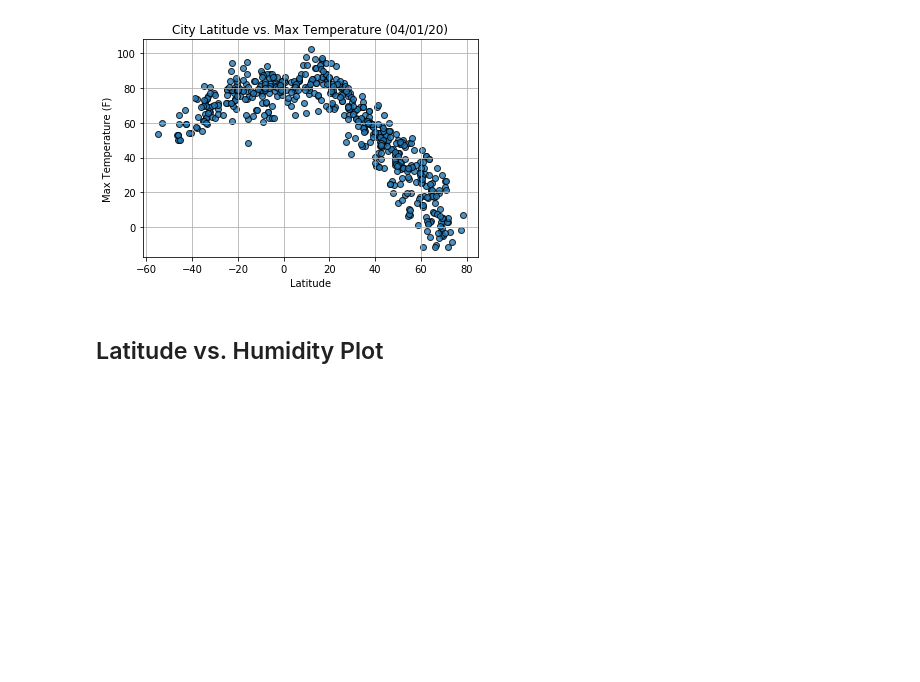
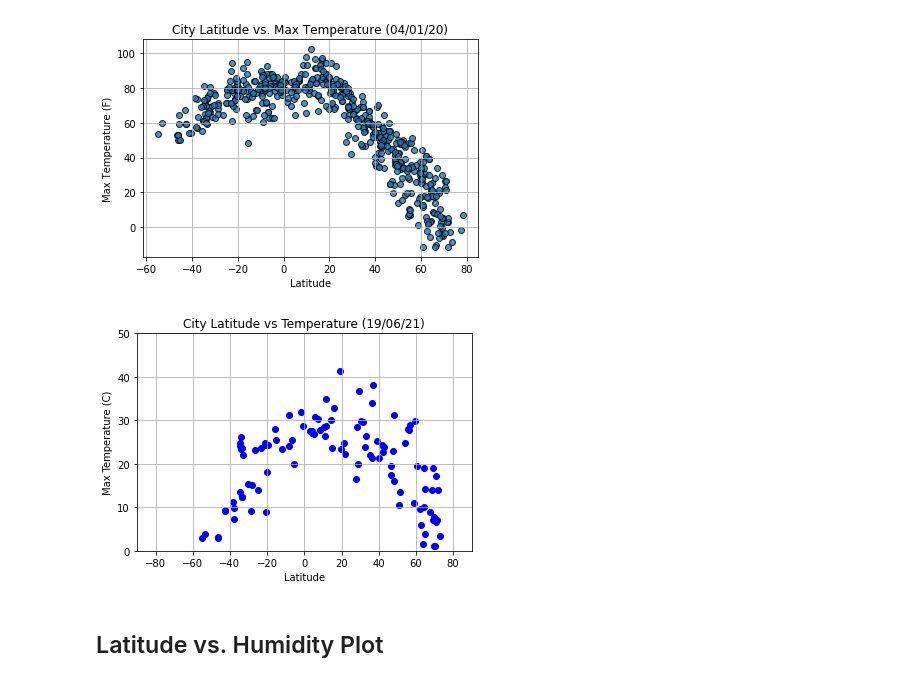
Before and after one commit to ML1758/python-api-challenge, a Jupyter notebook: WeatherPy/WeatherPy.ipynb, the cells around one changed output. Drawn from its saved outputs; the diff is of its cells as text; code cells hidden in the pictures; blank space fills up the shorter version.

Commit message:
WeatherPy completed

```diff
--- a/WeatherPy/WeatherPy.ipynb
+++ b/WeatherPy/WeatherPy.ipynb
@@ -84,3 +177,18 @@ Data Retrieval Complete
 | 2 | cape town | -33.93 | 18.42 | 73.00 | 77 | 27 | 4.70 | ZA | 1593605039 |
 | 3 | touba | 8.28 | -7.68 | 79.97 | 75 | 82 | 3.58 | CI | 1593605284 |
 | 4 | jamestown | 42.10 | -79.24 | 64.00 | 88 | 1 | 6.93 | US | 1593605284 |
+# %%
+# create a data frame from data
+weather_dict = {
+    "City": city_name,
+    "Lat": lat,
+    "Lng": lon,
+    "Max Temp (C)": temp,
+    'Humidity': humidity,
+    'Cloudiness': clouds,
+    'Wind Speed': wind,
+    'Country': country,
+    'Date': dt,
+}
+weather_df = pd.DataFrame(weather_dict)
+weather_df.head()
@@ -114,6 +247,9 @@ Skip this step if there are no cities that have humidity > 100%.
 #  Get the indices of cities that have humidity over 100%.
 # %% [output]
 Int64Index([], dtype='int64')
+# %%
+# Get a list of recorsd where Humidity is greater than 100
+ex_humidity_df = weather_df[weather_df['Humidity'] > 100]
 # %%
 # Make a new DataFrame equal to the city data to drop all humidity outliers by index.
 # Passing "inplace=False" will make a copy of the city_data DataFrame, which we call "clean_city_data".
@@ -124,3 +260,7 @@ Int64Index([], dtype='int64')
 | 2 | cape town | -33.93 | 18.42 | 73.00 | 77 | 27 | 4.70 | ZA | 1593605039 |
 | 3 | touba | 8.28 | -7.68 | 79.97 | 75 | 82 | 3.58 | CI | 1593605284 |
 | 4 | jamestown | 42.10 | -79.24 | 64.00 | 88 | 1 | 6.93 | US | 1593605284 |
+# %%
+# Create a clean data frame, ie exclude Humidity greater than 100
+clean_city_data = weather_df.drop(ex_humidity_df.index, axis=0, inplace=False)
+clean_city_data.head()
@@ -133,6 +280,26 @@ Int64Index([], dtype='int64')
 # %%
 # %% [output]
 [figure]
+# %%
+# Latitude vs. Temperature Plot
+x = clean_city_data['Lat']
+y = clean_city_data['Max Temp (C)']
+
+# plot scatter plot
+plt.xlabel('Latitude')
+plt.ylabel('Max Temperature (C)')
+plt.title('City Latitude vs Temperature ' + now.strftime('(%d/%m/%y)'))
+plt.ylim(0,50)
+plt.xlim(-90,90)
+plt.grid()
+
+plt.scatter(x, y, marker='o', facecolors='blue')
+
+# save an image of the scatter plot and print it to the screen
+plt.savefig('output_data/lat_vs_temp.png')
+plt.show()
+# %% [output]
+[figure, added]
 # %% [markdown]
 ## Latitude vs. Humidity Plot
 # %%
```
Also changed, not shown: parts of 21 cells of this notebook, 19 other files.
